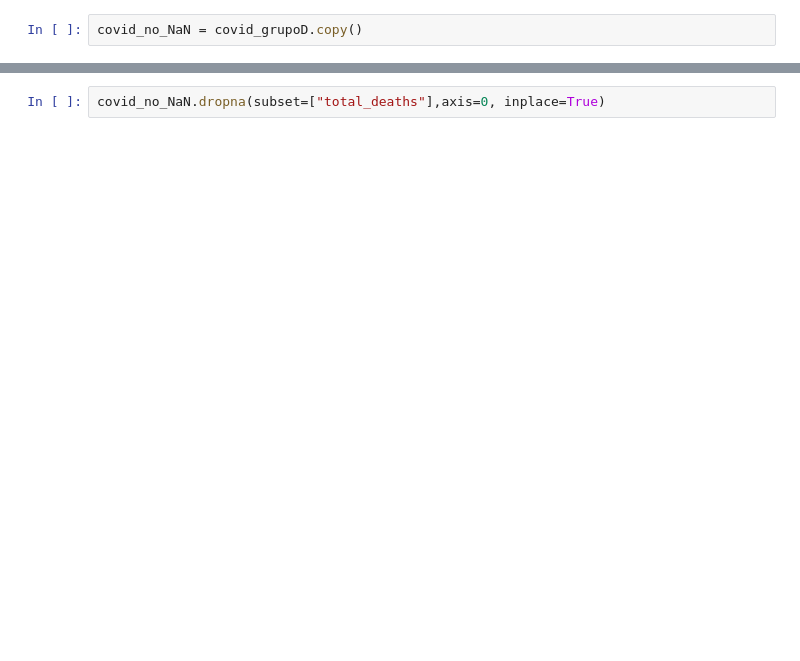
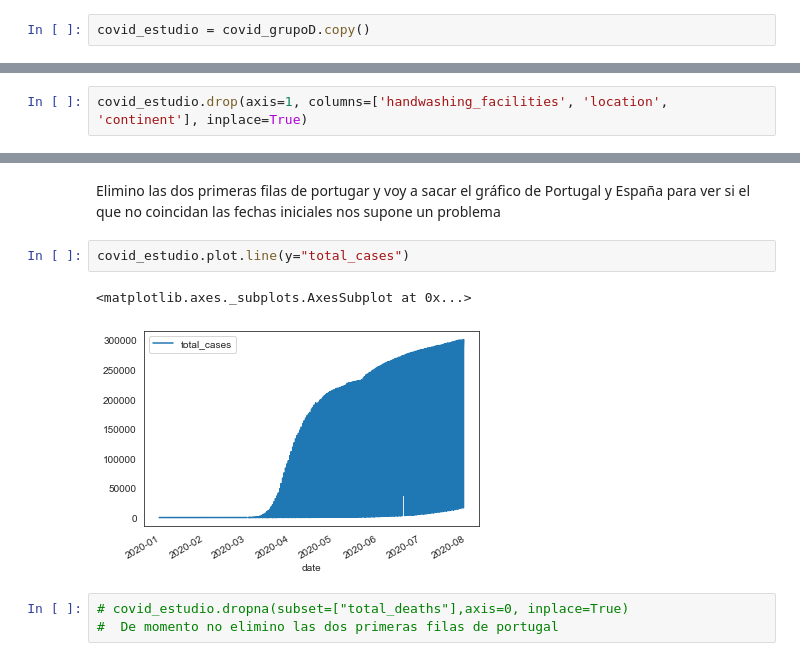
Before and after one commit to JoseLuisManjon/proy_covid_august, a Jupyter notebook: Proyecto Grupo D/src/covid_D_JL.ipynb, the cells around one changed output, grey strips where cells are left out. Cells and saved outputs as stored; diff of their text form; blank space fills up the shorter version.

```diff
--- a/Proyecto Grupo D/src/covid_D_JL.ipynb
+++ b/Proyecto Grupo D/src/covid_D_JL.ipynb
@@ -102,2 +160,2 @@ covid_grupoD
 # %%
-covid_no_NaN = covid_grupoD.copy()
+covid_estudio = covid_grupoD.copy()
@@ -104 +186,3 @@ covid_no_NaN = covid_grupoD.copy()
+# %%
+covid_estudio.drop(axis=1, columns=['handwashing_facilities', 'location', 'continent'], inplace=True)
 # %%
@@ -108,2 +262,10 @@ covid_no_NaN.shape
+# %% [markdown]
+Elimino las dos primeras filas de portugar y voy a sacar el gráfico de Portugal y España para ver si el que no coincidan las fechas iniciales nos supone un problema
+# %%
+covid_estudio.plot.line(y="total_cases")
+# %% [output]
+<matplotlib.axes._subplots.AxesSubplot at 0x...>
+[figure, added]
 # %%
-covid_no_NaN.dropna(subset=["total_deaths"],axis=0, inplace=True)
+# covid_estudio.dropna(subset=["total_deaths"],axis=0, inplace=True)
+#  De momento no elimino las dos primeras filas de portugal
```
Also changed, not shown: parts of 34 cells of this notebook, 1 other file.
